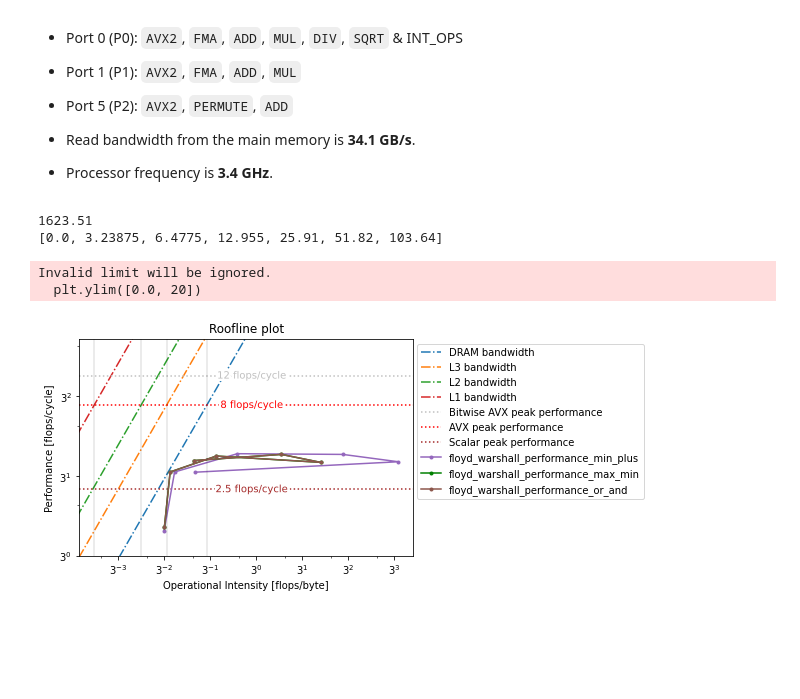
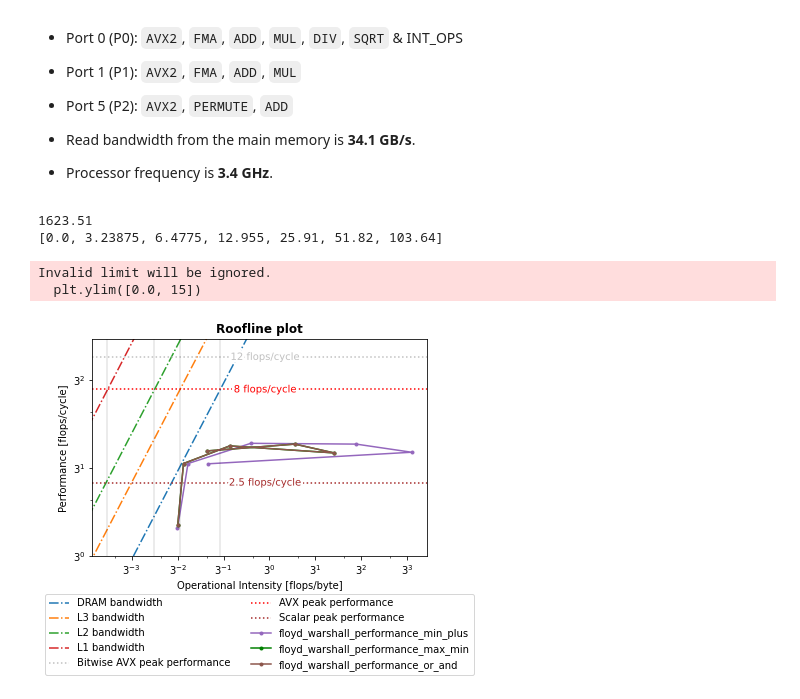
Before and after one commit to Sh-Anand/Fast-Generalized-Floyd-Warshall, a Jupyter notebook: roofline.ipynb, the cells around one changed output. Saved outputs shown, nothing was run; the diff lists cells and outputs as text; code cells hidden in the pictures; blank space fills up the shorter version.

Commit message:
updated roofline

```diff
--- a/roofline.ipynb
+++ b/roofline.ipynb
@@ -112,35 +112,35 @@ ax.plot(I_n_max_min, p_n_max_min, marker=".", color="green")
 ax.plot(I_n_or_and, p_n_or_and, marker=".")
 
 # Plot performances
 _, ymax = ax.get_ybound()
 print(ymax)
 print(roofline_DRAM)
 ax.axvline(x = mem_comp_DRAM,  color = 'black', alpha = 0.1, linestyle = '-') #ymax = np.log(pi) / np.log(ymax),
 ax.axvline(x = mem_comp_L3, color = 'black', alpha = 0.1, linestyle = '-')
 ax.axvline(x = mem_comp_L2,  color = 'black', alpha = 0.1, linestyle = '-')
 ax.axvline(x = mem_comp_L1,  color = 'black', alpha = 0.1, linestyle = '-')
 
 labellines.labelLines(plt.gca().get_lines(),zorder=2.5)
 
 # Title axis and graph
-plt.title('Roofline plot')
+plt.title('Roofline plot', fontweight="bold")
 plt.xlabel('Operational Intensity [flops/byte]')
 plt.ylabel('Performance [flops/cycle]')
 
 # Make plot log-log
 plt.xscale('log', base=3)
 plt.yscale('log', base=3)
 plt.ylim([0.0, 20])
 
 # Plot legend
 mylabels = ["DRAM bandwidth", "L3 bandwidth","L2 bandwidth", "L1 bandwidth", "Bitwise AVX peak performance", "AVX peak performance", "Scalar peak performance", "floyd_warshall_performance_min_plus", "floyd_warshall_performance_max_min", "floyd_warshall_performance_or_and"]
-plt.legend(bbox_to_anchor = (1.35, 1), loc = 'upper center', labels = mylabels)
+plt.legend(bbox_to_anchor = (0.5, -0.15), ncol=2, loc = 'upper center', labels = mylabels)
 
 #plt.show()
-plt.savefig("plots/roofline.pdf")
+plt.savefig("plots/roofline.pdf", bbox_inches='tight')
 # %% [output]
 1623.51
 [0.0, 3.23875, 6.4775, 12.955, 25.91, 51.82, 103.64]
 Invalid limit will be ignored.
-  plt.ylim([0.0, 20])
+  plt.ylim([0.0, 15])
-[figure, old version]
+[figure, new version]
```
